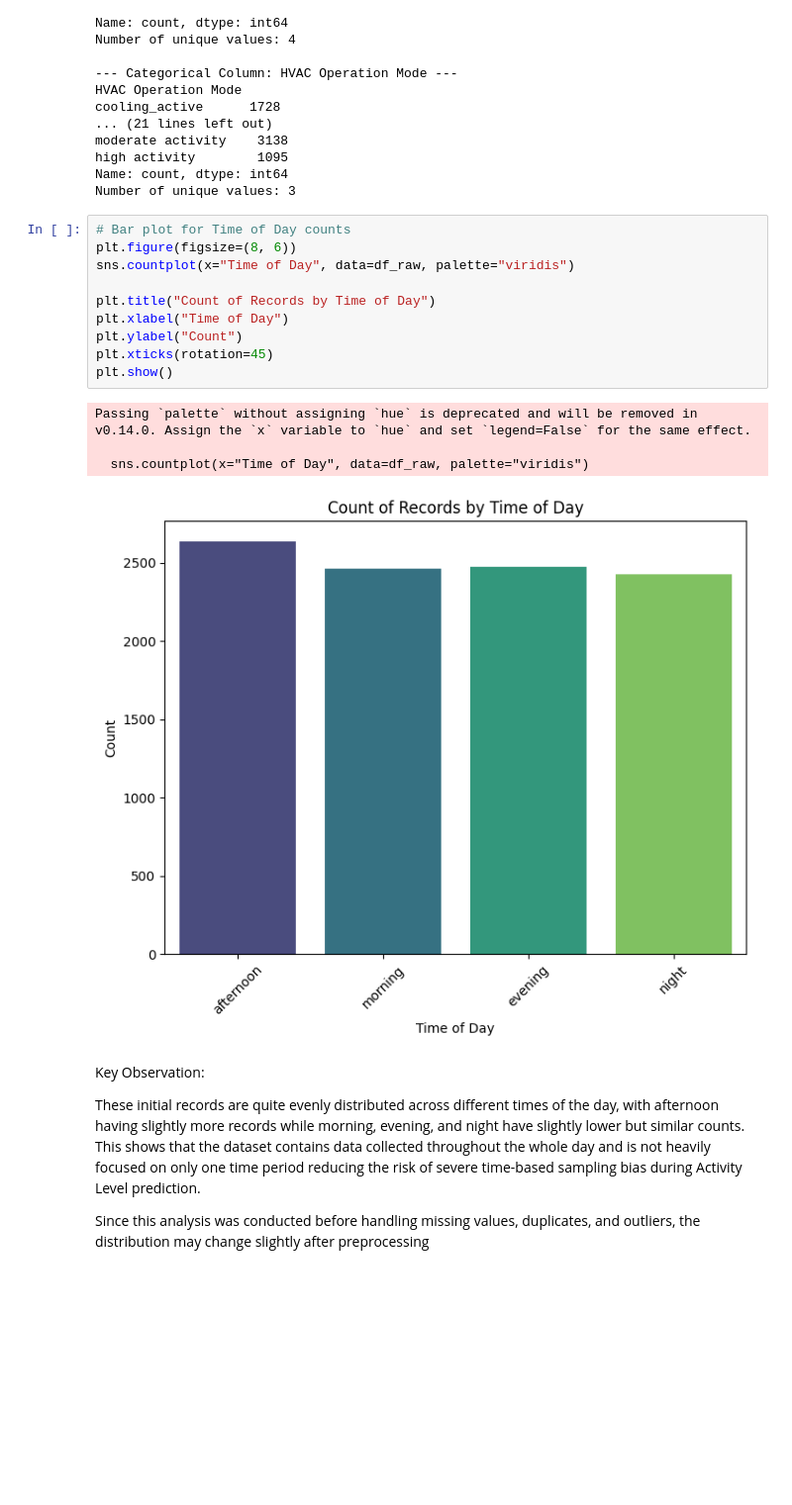
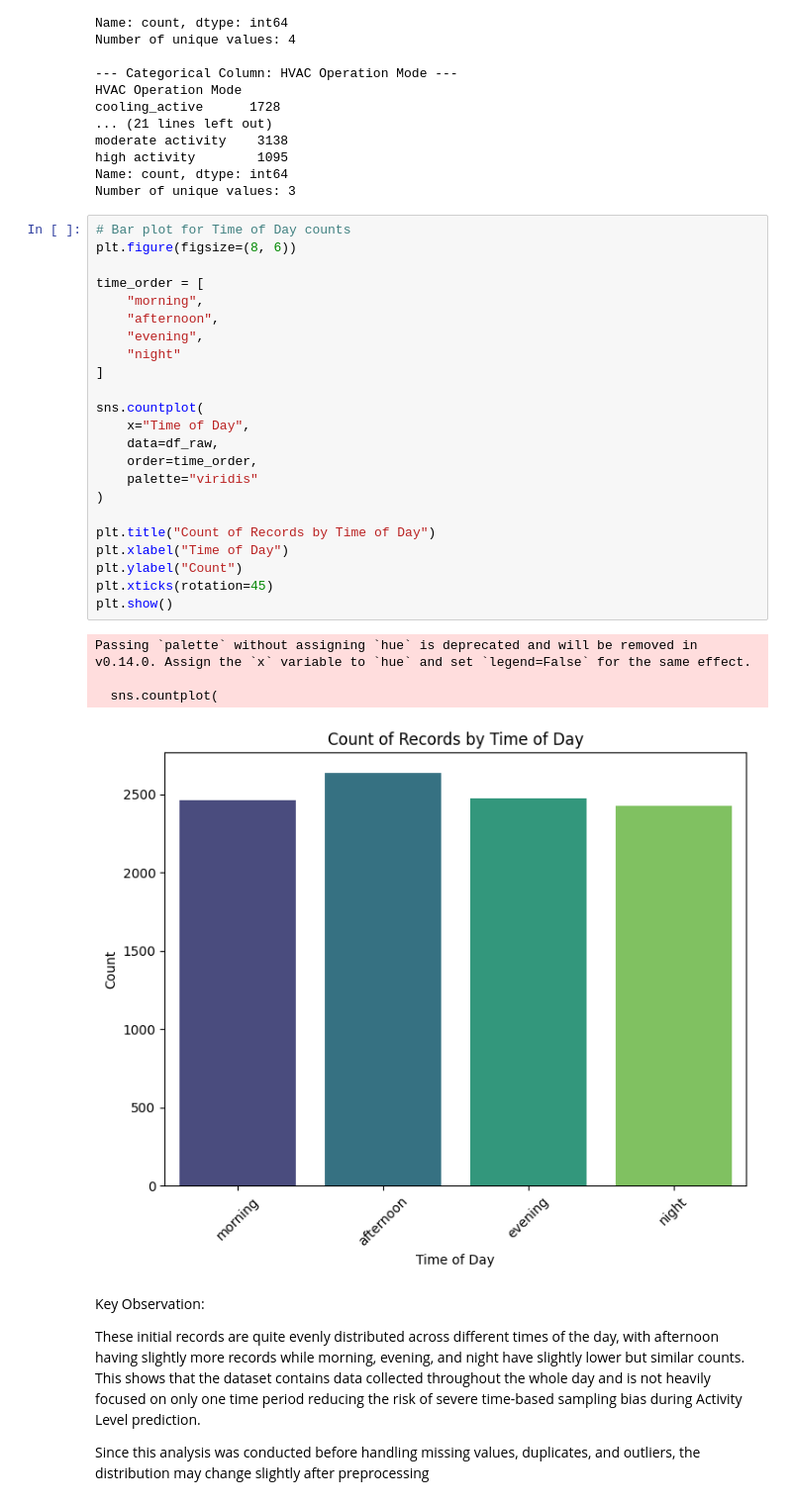
Before and after one commit to SuMyatMon17/AI_Solution_Development_Project, a Jupyter notebook: eda.ipynb, the cells around one changed output. Shown at 99% size. Drawn from its saved outputs; the diff is of its cells as text; blank space fills up the shorter version.

```diff
--- a/eda.ipynb
+++ b/eda.ipynb
@@ -352,18 +352,31 @@ Number of unique values: 3
 # %%
 # Bar plot for Time of Day counts
 plt.figure(figsize=(8, 6))
-sns.countplot(x="Time of Day", data=df_raw, palette="viridis")
+
+time_order = [
+    "morning",
+    "afternoon",
+    "evening",
+    "night"
+]
+
+sns.countplot(
+    x="Time of Day",
+    data=df_raw,
+    order=time_order,
+    palette="viridis"
+)
 
 plt.title("Count of Records by Time of Day")
 plt.xlabel("Time of Day")
 plt.ylabel("Count")
 plt.xticks(rotation=45)
 plt.show()
 # %% [output]
 Passing `palette` without assigning `hue` is deprecated and will be removed in v0.14.0. Assign the `x` variable to `hue` and set `legend=False` for the same effect.
 
-  sns.countplot(x="Time of Day", data=df_raw, palette="viridis")
+  sns.countplot(
-[figure, old version]
+[figure, new version]
 # %% [markdown]
 Key Observation:
 
```
Also changed, not shown: parts of 11 cells of this notebook.
